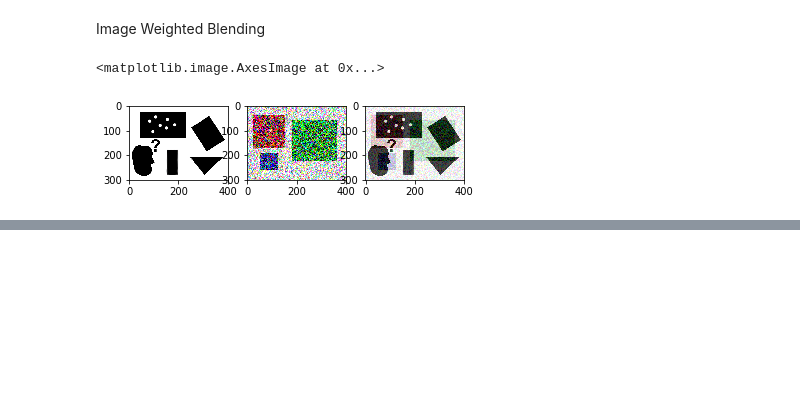
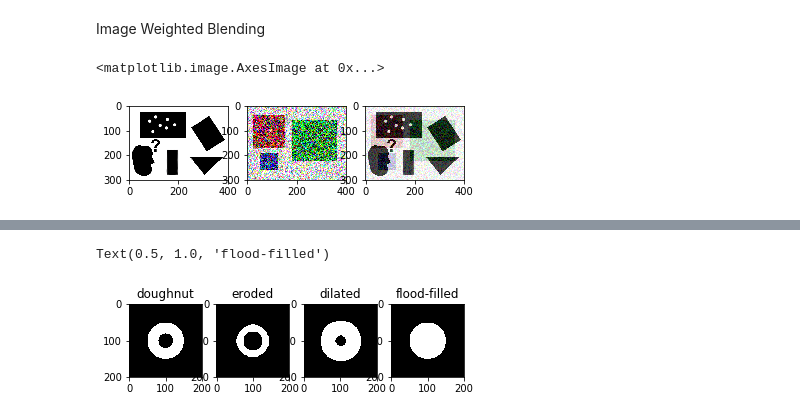
Before and after one commit to nagendraputhane/OpenCV, a Jupyter notebook: OpenCV_101.ipynb, the cells around one changed output, grey strips where cells are left out. Cells and saved outputs as stored; diff of their text form; code cells hidden in the pictures; blank space fills up the shorter version.

```diff
--- a/OpenCV_101.ipynb
+++ b/OpenCV_101.ipynb
@@ -184,0 +278,33 @@ imshow(dst)
+# %%
+yy = mgrid[-1:1:0.01, -1:1:0.01][0]
+xx = yy.T #transpose
+circ = 0*xx
+circ [xx**2+yy**2 < 0.5**2] = 1 #square(x) + square(y) < square(radius)
+circ [xx**2+yy**2 < 0.2**2] = 0
+
+#box kernel
+kernel = ones((10, 10), float32)
+
+#morphological operations
+erosion = cv2.erode(circ, kernel, iterations = 1)
+
+dilation = cv2.dilate(circ, kernel, iterations = 1)
+
+floodfilled = cv2.floodFill(image = circ.astype(uint8).copy(), mask = None, seedPoint = (100, 100), newVal = 1)
+
+figure()
+subplot(1, 4, 1)
+imshow(circ, cmap = 'gray')
+title('doughnut')
+subplot(1, 4, 2)
+imshow(erosion, cmap = 'gray')
+title('eroded')
+subplot(1, 4, 3)
+imshow(dilation, cmap = 'gray')
+title('dilated')
+subplot(1, 4, 4)
+imshow(floodfilled[1].astype(float32), cmap = 'gray')
+title('flood-filled')
+# %% [output]
+Text(0.5, 1.0, 'flood-filled')
+[figure, added]
```
Also changed, not shown: parts of 10 cells of this notebook.
